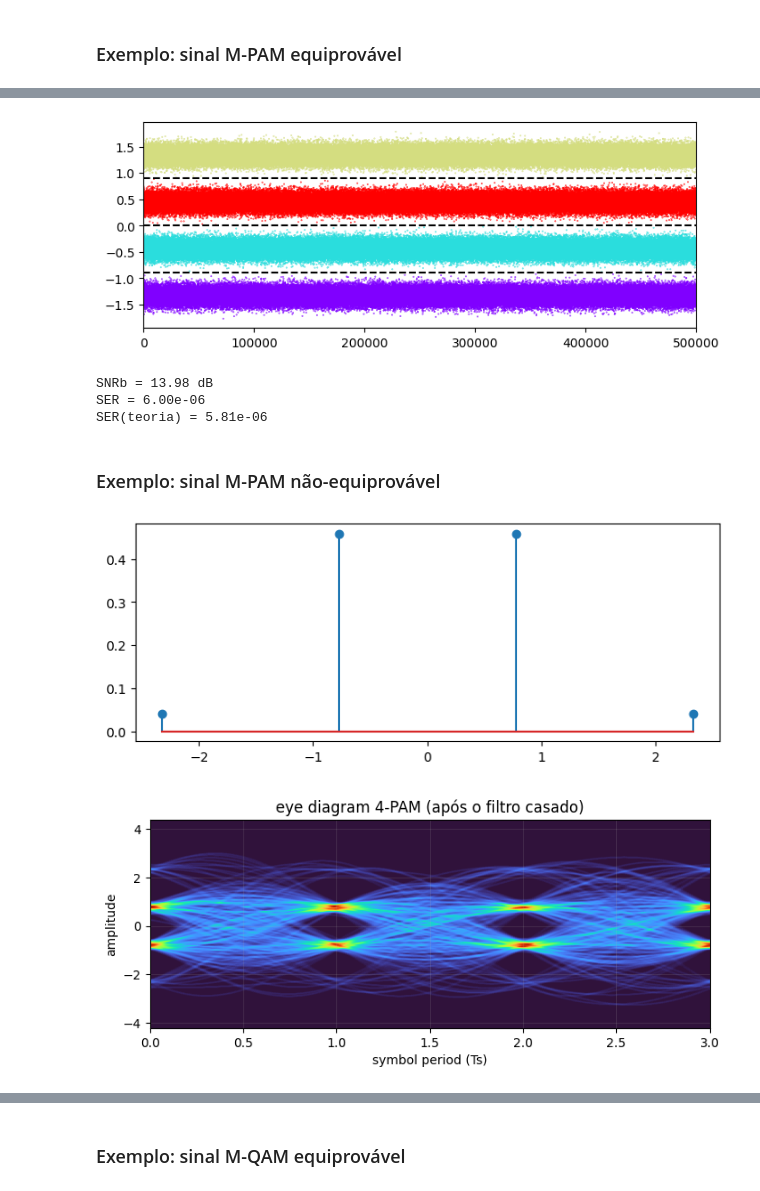
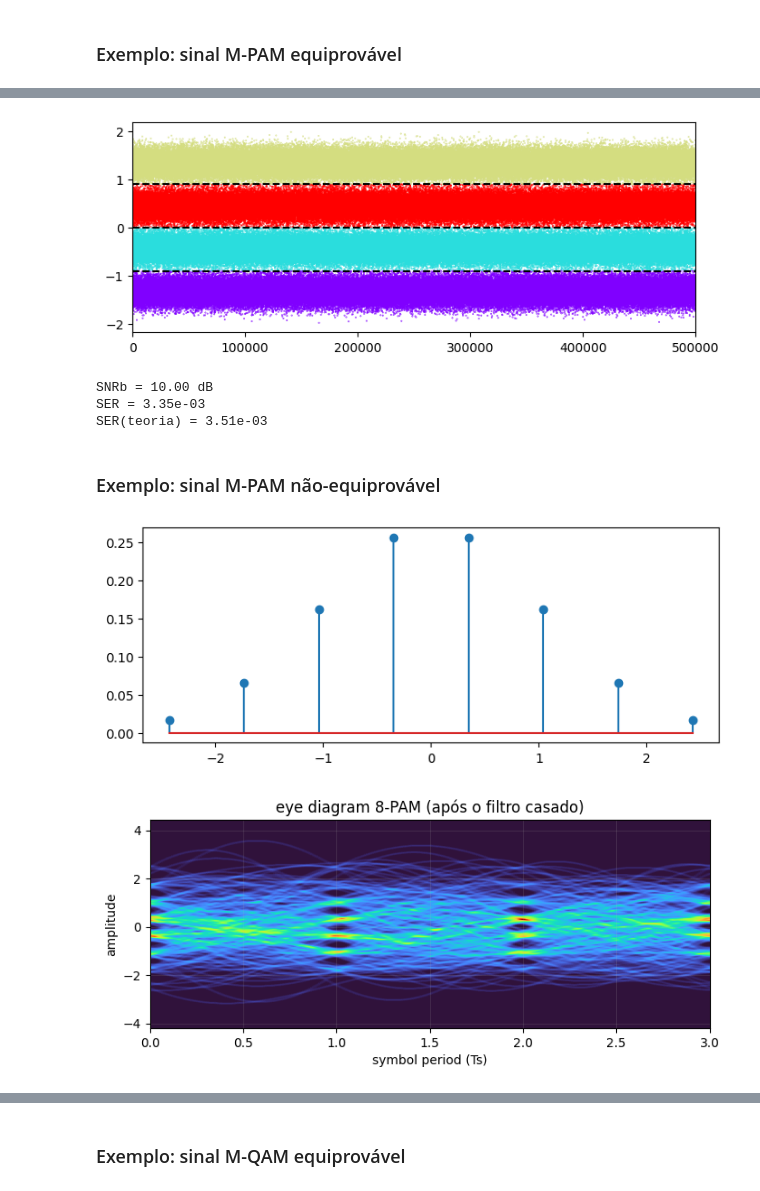
Before and after one commit to edsonportosilva/TDI, a Jupyter notebook: jupyter/3 - Receptores ótimos para canais AWGN.ipynb, the cells around one changed output, grey strips where cells are left out. Cells and saved outputs as stored; diff of their text form; code cells hidden in the pictures.

```diff
--- a/jupyter/3 - Receptores ótimos para canais AWGN.ipynb
+++ b/jupyter/3 - Receptores ótimos para canais AWGN.ipynb
@@ -551,7 +554,10 @@ sigRx = firFilter(pulse, sigTx+ruido)
 sigRx = pnorm(sigRx)
 
 # downsampling
-r = sigRx[1::SpS]
+paramDec = parameters()
+paramDec.SpSin = SpS
+paramDec.SpSout = 1
+r = decimate(sigRx, paramDec)
 
 # plota valores de r e histograma
 fig, (ax1, ax2) = plt.subplots(1, 2, figsize = (12,4))
@@ -750,7 +756,7 @@ sigTx = pnorm(sigTx)
 
 # ruído gaussiano branco
 Namostras = sigTx.size
-σ2  = 0.01 # variância
+σ2  = 0.025 # variância
 μ   = 0      # média
 
 σ      = sqrt(σ2*SpS)
@@ -785,7 +791,7 @@ lx, _ = findLimiars(constSymb, σ2=σ2)
 #plt.hlines(constSymb, 0, dec.size, colors='black', linewidth=1);
 plt.hlines(lx, 0, dec.size, colors='black', linestyles='dashed');
 # %% [output]
-[figure, old version]
+[figure, new version]
 # %%
 from optic.comm.metrics import fastBERcalc, theoryBER
 
@@ -801,9 +807,9 @@ print(f'SNRb = {SNRb:.2f} dB')
 print(f'SER = {SER:.2e}')
 print(f'SER(teoria) = {BER_th*np.log2(M):.2e}')
 # %% [output]
-SNRb = 13.98 dB
-SER = 6.00e-06
-SER(teoria) = 5.81e-06
+SNRb = 10.00 dB
+SER = 3.35e-03
+SER(teoria) = 3.51e-03
 # %% [markdown]
 ### Exemplo: sinal M-PAM não-equiprovável
 # %%
@@ -819,7 +825,7 @@ def maxwellBolt(λ, const):
     return p
 # %%
 # select PAM order
-M = 4
+M = 8
 
 # parâmetros da simulação
 SpS = 16            # Amostras por símbolo
@@ -834,7 +840,7 @@ constSymb = grayMapping(M, 'pam')  # constellation
 # define probabilidades de símbolo
 constSymb = pnorm(constSymb)
 
-PS = 1.5
+PS = 1.2
 probSymb = maxwellBolt(PS, constSymb)
 Es = np.sum(( np.abs(constSymb) ** 2 ) * probSymb)
 constSymb = constSymb/np.sqrt(Es)
@@ -857,35 +863,35 @@ paramPS.rollOff = 0.01
 
 pulse = pulseShape(paramPS)
 
 # formatação de pulso
 sigTx = firFilter(pulse, symbolsUp)
 sigTx = sigTx.real
 sigTx = pnorm(sigTx)
 
 # ruído gaussiano branco
 Namostras = sigTx.size
 σ2  = 0.01 # variância
 μ   = 0   # média
 
 σ      = sqrt(σ2*SpS)
 ruido  = normal(μ, σ, Namostras)
 
 # filtro casado
 sigRx = firFilter(pulse, sigTx+ruido)
 sigRx = pnorm(sigRx)
 
 # downsampling
 paramDec = parameters()
 paramDec.SpSin = SpS
 paramDec.SpSout = 1
 r = decimate(sigRx, paramDec)
 
 # diagrama de olho
 Nsamples = 200000*SpS
 eyediagram(sigRx, Nsamples, SpS, plotlabel= str(M)+'-PAM (após o filtro casado)', ptype='fancy')
 # %% [output]
-[figure, old version]
+[figure, new version]
-[figure, old version]
+[figure, new version]
 # %%
 dec, pos = detector(r, σ2, constSymb, px=probSymb, rule='MAP') # detector
 # %%
```
Also changed, not shown: parts of 16 cells of this notebook.
